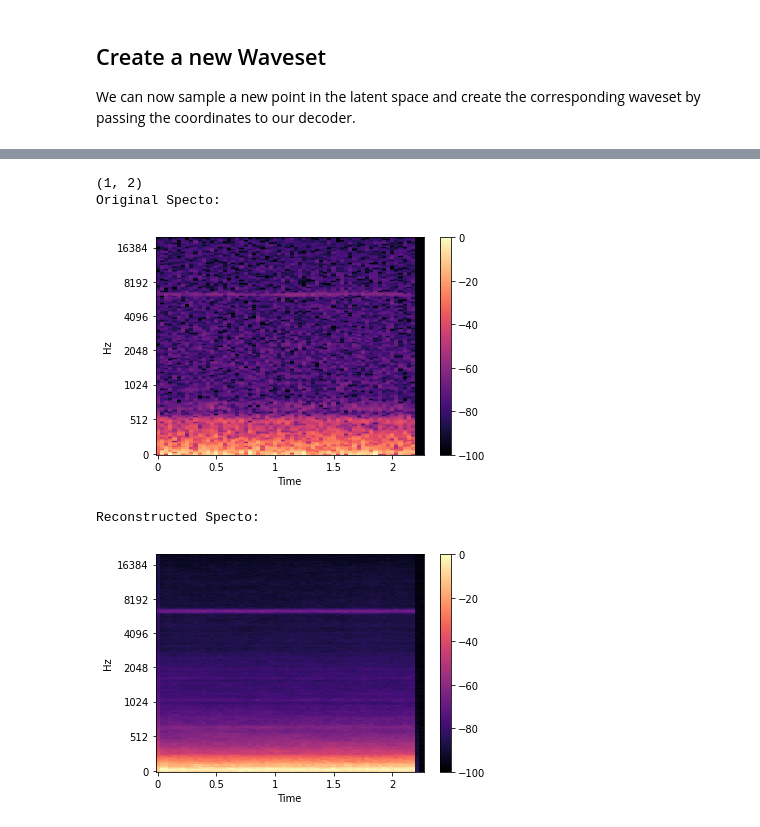
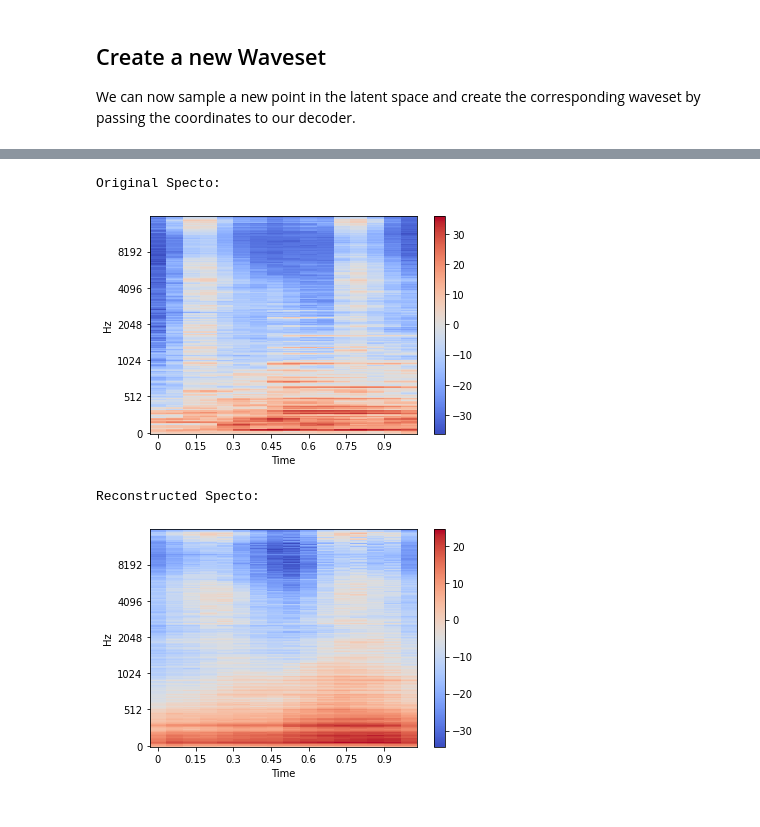
Before and after one commit to doktorbanana/MetaHuman, a Jupyter notebook: 3_Latent Space and Song Orders.ipynb, the cells around one changed output, grey strips where cells are left out. Drawn from its saved outputs; the diff is of its cells as text; code cells hidden in the pictures.

```diff
--- a/3_Latent Space and Song Orders.ipynb
+++ b/3_Latent Space and Song Orders.ipynb
@@ -9,7 +11,9 @@ import librosa.display
 # %% [markdown]
 First we load the trained autoencoder and the training data from our disk:
 # %%
-autoencoder = Autoencoder.load("VAE_2D_0.5_64")
+subfolder = "1.0_16"
+model_name = "VAE_128D_5000samples_20Epochs"
+autoencoder = Autoencoder.load("data_and_models\\" + subfolder +"\\" + model_name)
 autoencoder.summary()
 # %% [output]
 WARNING:tensorflow:From D:\Daten\Studium\Semester_7\MusikInfo\MetaHuman\venv\lib\site-packages\keras\layers\normalization\batch_normalization.py:532: _colocate_with (from tensorflow.python.framework.o ...
@@ -31,14 +35,16 @@ Non-trainable params: 384
 _________________________________________________________________
 # %%
-subfolder = "0.5_64"
-
 def load_data(subfolder):
-    spectogram_data = np.load("data\\" + subfolder + "spectos.npy")
-    song_labels = np.load("data\\" + subfolder + "song_labels.npy")
-    position_labels = np.load("data\\" + subfolder + "position_labels.npy")
+    spectogram_data = np.load("data_and_models\\" + subfolder + "\spectos.npy")
+    song_labels = np.load("data_and_models\\" + subfolder + "\song_labels.npy")
+    position_labels = np.load("data_and_models\\" + subfolder + "\position_labels.npy")
     print(spectogram_data.shape)
 
     return spectogram_data, position_labels, song_labels
 
 x_train, y_train, y_train_alt = load_data(subfolder)
+
+x_train = x_train[0:autoencoder.num_of_train_data]
+y_train = y_train[0:autoencoder.num_of_train_data]
+y_train_alt = y_train_alt[0:autoencoder.num_of_train_data]
 # %% [output]
@@ -94,10 +103,10 @@ We can now sample a new point in the latent space and create the corresponding w
 def reconstruct(data):
     latent_representations = autoencoder.encoder.predict(data)
     reconstructed_ws = autoencoder.decoder.predict(latent_representations)
-    reconstructed_ws = denormalise(reconstructed_ws, -100, 0)
+    reconstructed_ws = denormalise(reconstructed_ws,0,1, -100, 100)
     return reconstructed_ws
 
-def denormalise(array, original_min, original_max):
-    denorm_array = (array - array.min()) / (array.max() - array.min())
-    denorm_array = denorm_array * (original_max - original_min) + original_min
-    return denorm_array
+def denormalise(array, current_min, current_max, original_min, original_max):
+        denorm_array = (array - current_min) / (current_max - current_min)
+        denorm_array = denorm_array * (original_max - original_min) + original_min
+        return denorm_array
@@ -123,46 +113,45 @@ array([[[[-20.441612 ],
 # %%
 
 sr = 44100
-WIN_LENGTH = int(sr/15)
-HOP_LENGTH = int(sr/28)
-N_FFT = int(sr/8)
+WIN_LENGTH = int(44100/4)
+HOP_LENGTH = int(44100/15)
+N_FFT = int(44100/4)
 
 def display_reconstructed_specto(index):
 
     reconstructed_ws = reconstruct(x_train[index:index+1])
-    original_ws = denormalise(x_train[index], -100, 0)
+    original_ws = denormalise(x_train[index],0,1,-100, 100)
 
     print("Original Specto:\n")
     librosa.display.specshow(
         original_ws.reshape(original_ws.shape[0],original_ws.shape[1]),
         x_axis='time',
         y_axis='mel',
         sr=44100,
-        fmax=20000,
-        hop_length=int(44100/28),
+        fmax=16000,
+        hop_length=HOP_LENGTH,
     )
     plt.colorbar()
     plt.show()
 
 
     print("Reconstructed Specto:\n")
     librosa.display.specshow(
         reconstructed_ws[0].reshape(reconstructed_ws[0].shape[0],reconstructed_ws[0].shape[1]),
         x_axis='time',
         y_axis='mel',
         sr=sr,
-        fmax=20000,
+        fmax=16000,
         hop_length=HOP_LENGTH,
     )
     plt.colorbar()
     plt.show()
 
+    return reconstructed_ws, original_ws
 
-
-display_reconstructed_specto(np.random.randint(0,x_train.shape[0]))
+recon_ws, original_ws = display_reconstructed_specto(np.random.randint(0,x_train.shape[0]))
 # %% [output]
-(1, 2)
 Original Specto:
-[figure, old version]
+[figure, new version]
 Reconstructed Specto:
-[figure, old version]
+[figure, new version]
```
Also changed, not shown: parts of 13 cells of this notebook, 5 other files.
